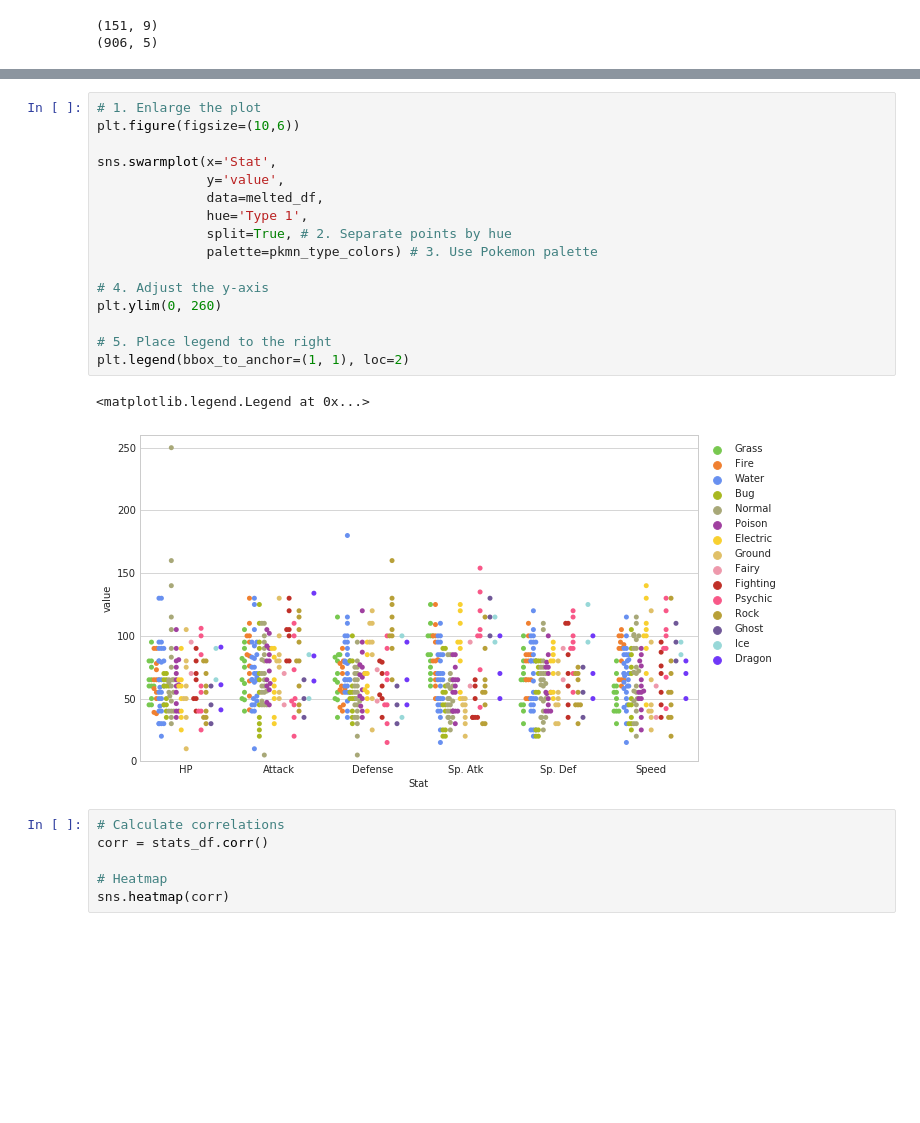
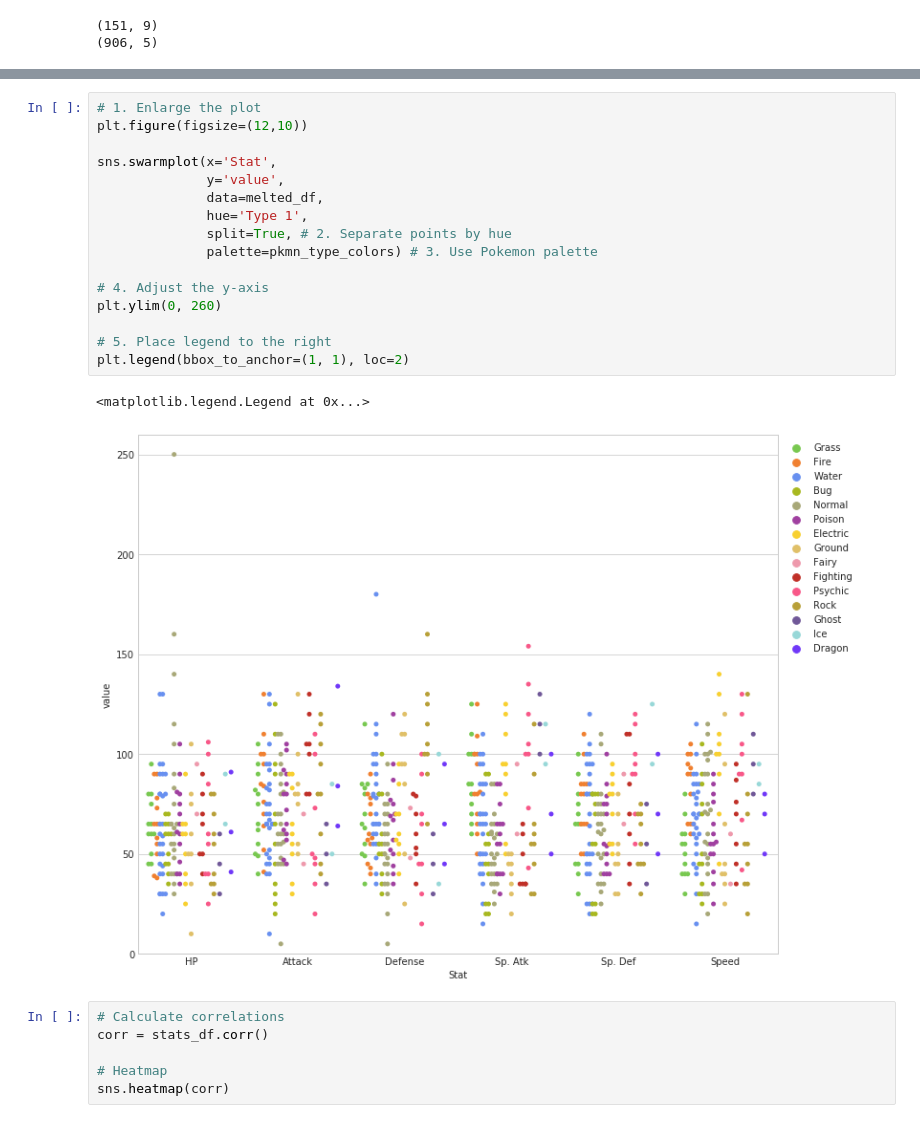
Before and after one commit to s-sooklal/COMP3610-2010, a Jupyter notebook: Lab3/Pokemon.ipynb, the cells around one changed output, grey strips where cells are left out. Cells and saved outputs as stored; diff of their text form; blank space fills up the shorter version.

```diff
--- a/Lab3/Pokemon.ipynb
+++ b/Lab3/Pokemon.ipynb
@@ -161,22 +165,22 @@ sns.swarmplot(x='Stat', y='value', data=melted_df,
 # %%
 # 1. Enlarge the plot
-plt.figure(figsize=(10,6))
+plt.figure(figsize=(12,10))
 
 sns.swarmplot(x='Stat',
               y='value',
               data=melted_df,
               hue='Type 1',
               split=True, # 2. Separate points by hue
               palette=pkmn_type_colors) # 3. Use Pokemon palette
 
 # 4. Adjust the y-axis
 plt.ylim(0, 260)
 
 # 5. Place legend to the right
 plt.legend(bbox_to_anchor=(1, 1), loc=2)
 # %% [output]
 <matplotlib.legend.Legend at 0x...>
-[figure, old version]
+[figure, new version]
 # %%
 # Calculate correlations
 corr = stats_df.corr()
```
Also changed, not shown: parts of 6 cells of this notebook.
